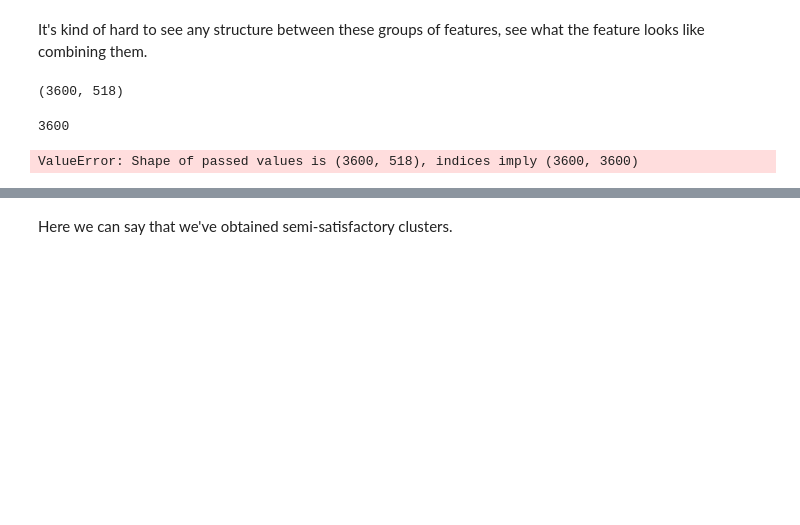
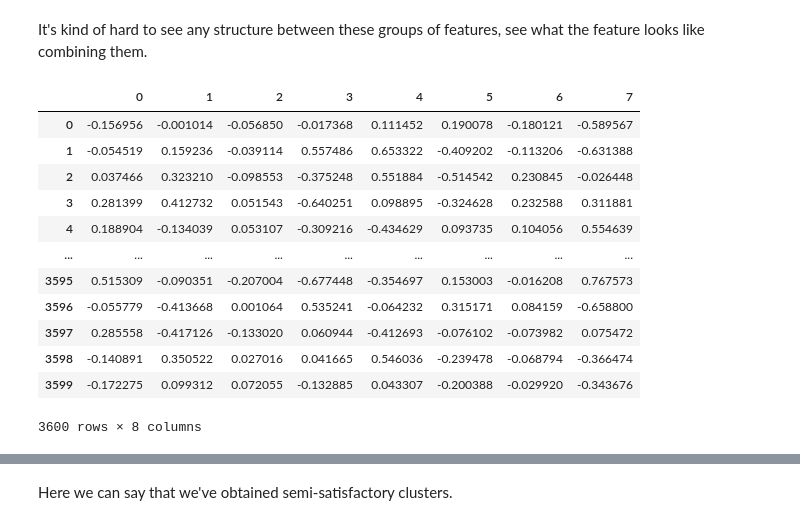
Before and after one commit to tobias-schnabel/sml-practical, a Jupyter notebook: Julia.ipynb, the cells around one changed output, grey strips where cells are left out. Saved outputs shown, nothing was run; the diff lists cells and outputs as text; code cells hidden in the pictures; blank space fills up the shorter version.

```diff
--- a/Julia.ipynb
+++ b/Julia.ipynb
@@ -354,20 +360,24 @@ plt.show()
 [figure]
 # %% [markdown]
 It's kind of hard to see any structure between these groups of features, see what the feature looks like combining them.
-# %%
-X_train.shape
-# %% [output]
-(3600, 518)
-# %%
-len(leiden_labels)
-# %% [output]
-3600
 # %%
 # Create the leiden_clustered_df dataframe
-leiden_clustered_df = pd.DataFrame(X_train, columns=leiden_labels)
+leiden_clustered_df = pd.DataFrame(X_train, columns=feature_leiden_labels).T
 
 # Group by the column name and take the average
-leiden_clustered_df = leiden_clustered_df.T.groupby(leiden_clustered_df.columns, axis=1).mean().T
+leiden_clustered_df=leiden_clustered_df.groupby(leiden_clustered_df.index).mean().T
 leiden_clustered_df
 # %% [output]
+|  | 0 | 1 | 2 | 3 | 4 | 5 | 6 | 7 |
+| 0 | -0.156956 | -0.001014 | -0.056850 | -0.017368 | 0.111452 | 0.190078 | -0.180121 | -0.589567 |
+| 1 | -0.054519 | 0.159236 | -0.039114 | 0.557486 | 0.653322 | -0.409202 | -0.113206 | -0.631388 |
+| 2 | 0.037466 | 0.323210 | -0.098553 | -0.375248 | 0.551884 | -0.514542 | 0.230845 | -0.026448 |
+| 3 | 0.281399 | 0.412732 | 0.051543 | -0.640251 | 0.098895 | -0.324628 | 0.232588 | 0.311881 |
+| 4 | 0.188904 | -0.134039 | 0.053107 | -0.309216 | -0.434629 | 0.093735 | 0.104056 | 0.554639 |
+| ... | ... | ... | ... | ... | ... | ... | ... | ... |
+| 3595 | 0.515309 | -0.090351 | -0.207004 | -0.677448 | -0.354697 | 0.153003 | -0.016208 | 0.767573 |
+| 3596 | -0.055779 | -0.413668 | 0.001064 | 0.535241 | -0.064232 | 0.315171 | 0.084159 | -0.658800 |
+| 3597 | 0.285558 | -0.417126 | -0.133020 | 0.060944 | -0.412693 | -0.076102 | -0.073982 | 0.075472 |
+| 3598 | -0.140891 | 0.350522 | 0.027016 | 0.041665 | 0.546036 | -0.239478 | -0.068794 | -0.366474 |
+| 3599 | -0.172275 | 0.099312 | 0.072055 | -0.132885 | 0.043307 | -0.200388 | -0.029920 | -0.343676 |
-ValueError: Shape of passed values is (3600, 518), indices imply (3600, 3600)
+3600 rows × 8 columns
```
Also changed, not shown: parts of 10 cells of this notebook, 1 other file.
